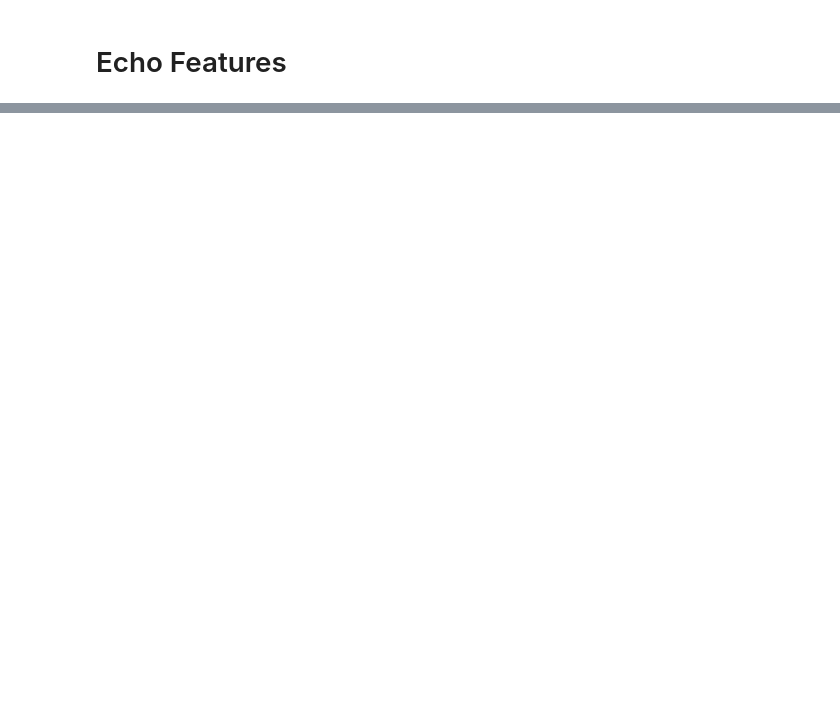
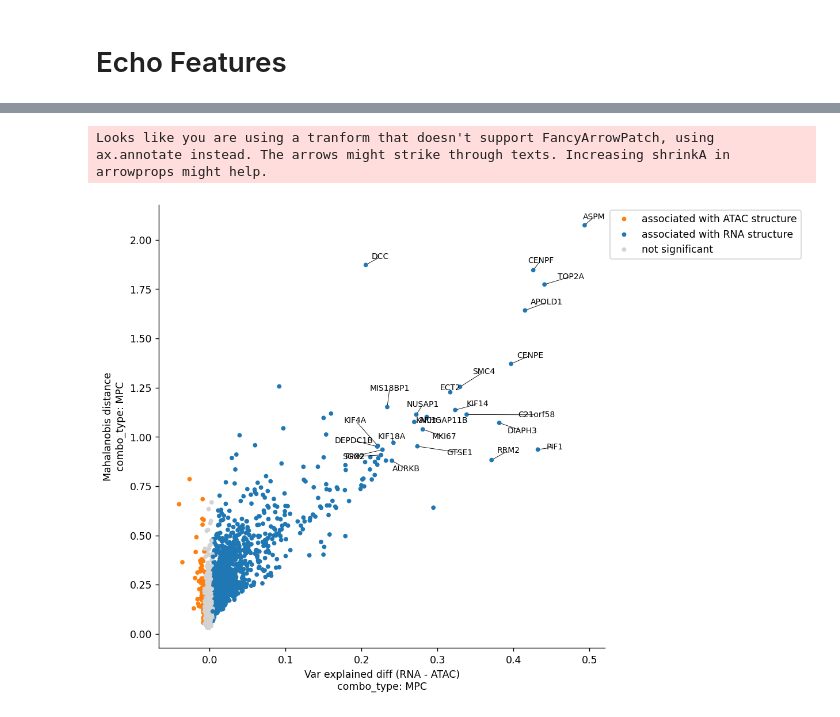
Before and after one commit to settylab/scEcho, a Jupyter notebook: notebooks/example.ipynb, the cells around one changed output, grey strips where cells are left out. Saved outputs shown, nothing was run; the diff lists cells and outputs as text; code cells hidden in the pictures; blank space fills up the shorter version.

```diff
--- a/notebooks/example.ipynb
+++ b/notebooks/example.ipynb
@@ -75,11 +127,12 @@ NameError: name 'scEcho' is not defined
 # %%
-scEcho.Echo_features.run_echo_features(
-    retina_ad,
-    obs_col="combo_type",
-    layers=["RNA_lognorm_counts"],
-    sigma=0.1,
-    ls=10**(-0.5),
-)
+import threadpoolctl
+with threadpoolctl.threadpool_limits(limits=4):
+    scEcho.Echo_features.run_echo_features(
+        retina_ad,
+        obs_col="combo_type",
+        layers=["RNA_lognorm_counts"],
+        sigma=.1, ls=10**(-.5),
+    )
 # %% [output]
 [run_desynch_full] Processing layer: 'RNA_lognorm_counts'
   - embeddings_predict_layer
@@ -85,0 +151,11 @@ scEcho.Echo_features.run_echo_features(
+# %%
+p = scEcho.plotting.plot_scores(retina_ad,
+                                obs_col = "combo_type",
+                                c = "MPC",
+                                n_features_label=25,
+                                ncells_cutoff=30,
+                                layer = "RNA_lognorm_counts",
+                                interactive=False, s=20)
+# %% [output]
+Looks like you are using a tranform that doesn't support FancyArrowPatch, using ax.annotate instead. The arrows might strike through texts. Increasing shrinkA in arrowprops might help.
+[figure, added]
```
Also changed, not shown: parts of 19 cells of this notebook, 2 other files.
